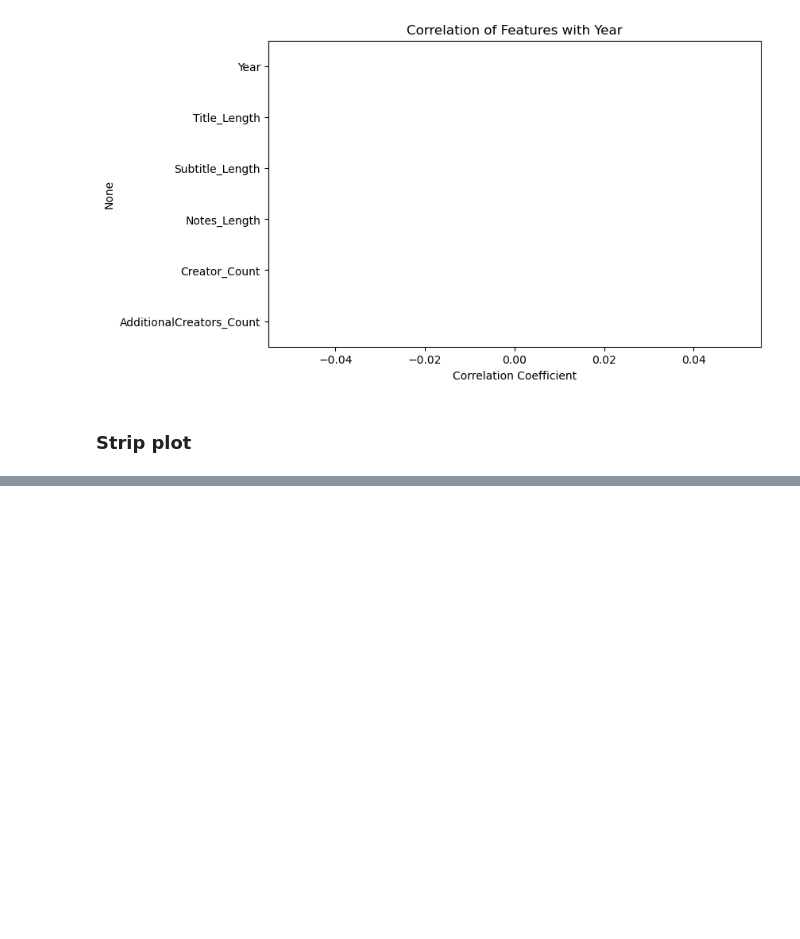
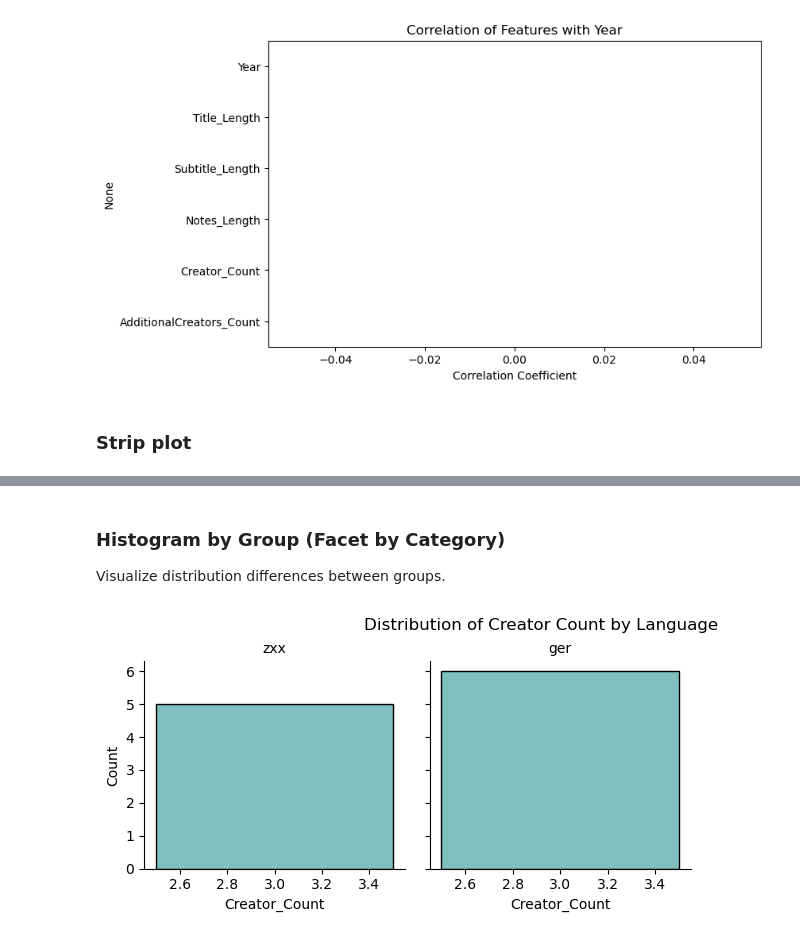
Before and after one commit to bbhatta10/Library-data, a Jupyter notebook: menu.ipynb, the cells around one changed output, grey strips where cells are left out. Saved outputs shown, nothing was run; the diff lists cells and outputs as text; code cells hidden in the pictures; blank space fills up the shorter version.

Commit message:
Histogram by Group

```diff
--- a/menu.ipynb
+++ b/menu.ipynb
@@ -788,0 +789,11 @@ Passing `palette` without assigning `hue` is deprecated and will be removed in v
+# %% [markdown]
+### Histogram by Group (Facet by Category)
+Visualize distribution differences between groups.
+# %%
+g = sns.FacetGrid(df_lang, col="Language", col_wrap=3, height=3)
+g.map(sns.histplot, "Creator_Count", kde=True, color="teal")
+g.set_titles("{col_name}")
+plt.suptitle("Distribution of Creator Count by Language", y=1.03)
+plt.show()
+# %% [output]
+[figure, added]
```
Also changed, not shown: parts of 2 cells of this notebook.
